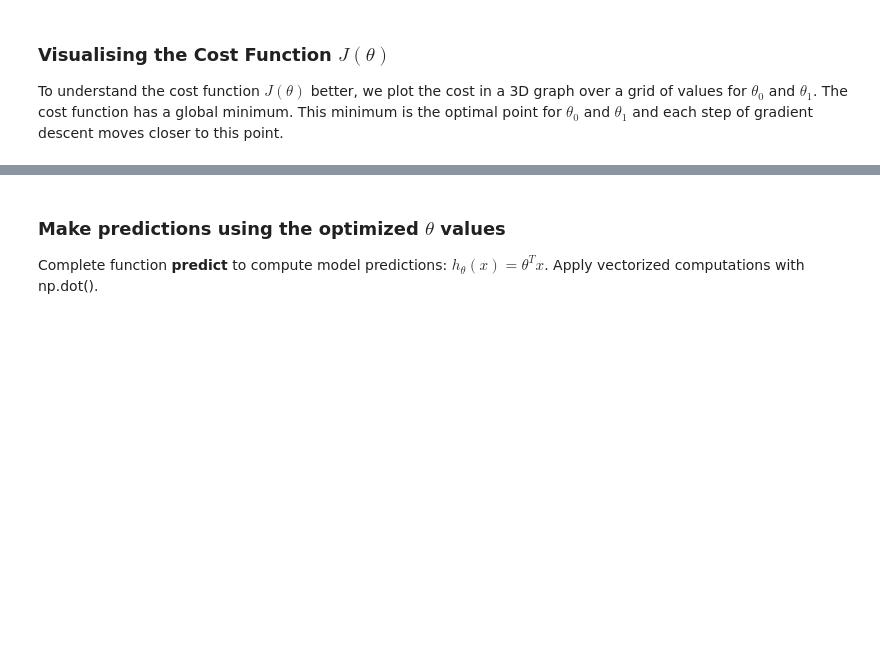
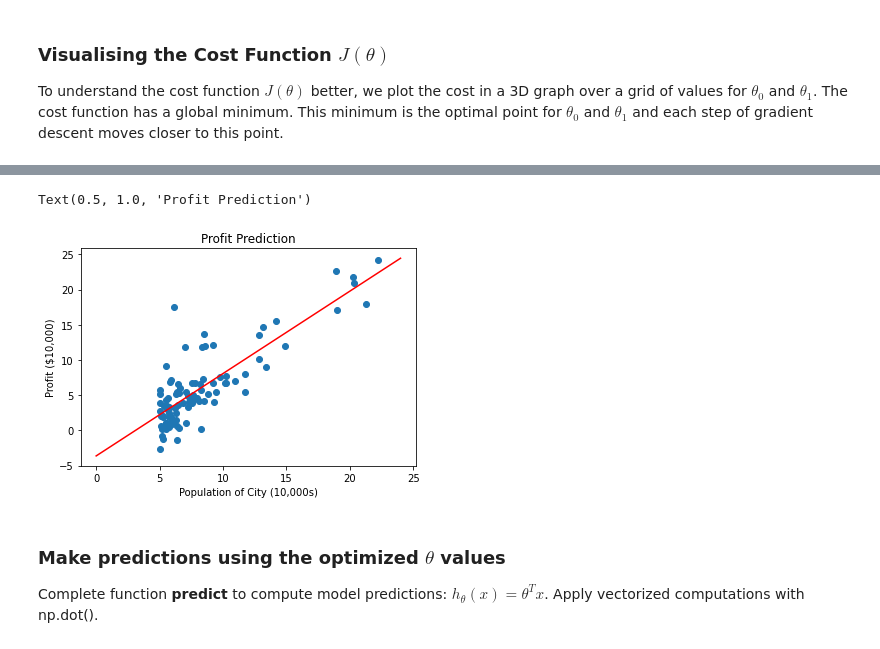
Before and after one commit to pedrovt/aa-labs, a Jupyter notebook: Lab2-LinearRegression/ML_LinReg.ipynb, the cells around one changed output, grey strips where cells are left out. Cells and saved outputs as stored; diff of their text form; code cells hidden in the pictures; blank space fills up the shorter version.

```diff
--- a/Lab2-LinearRegression/ML_LinReg.ipynb
+++ b/Lab2-LinearRegression/ML_LinReg.ipynb
@@ -164,3 +221,22 @@ plt.plot(?,?,?)
+# %%
+#plot data
+plt.scatter(data[x_label],data[y_label])
+
+#add the best line fit with red colour
+x_fit= range(0,int(max(data[x_label])) + 3) # <- important (note: added 3 to reach 25 )
+
+theta_0 = round(theta[0,0],2)
+theta_1 = round(theta[1,0],2)
+
+y_fit= theta_0 + theta_1 * x_fit  # <- applying the model
+
+plt.plot(x_fit,y_fit,'r')
+plt.xlabel('Population of City (10,000s)')
+plt.ylabel('Profit ($10,000)')
+plt.title('Profit Prediction')
+# %% [output]
+Text(0.5, 1.0, 'Profit Prediction')
+[figure, added]
 # %% [markdown]
 ### Make predictions  using the optimized $\theta$ values
 
```
Also changed, not shown: parts of 17 cells of this notebook, 2 other files.
